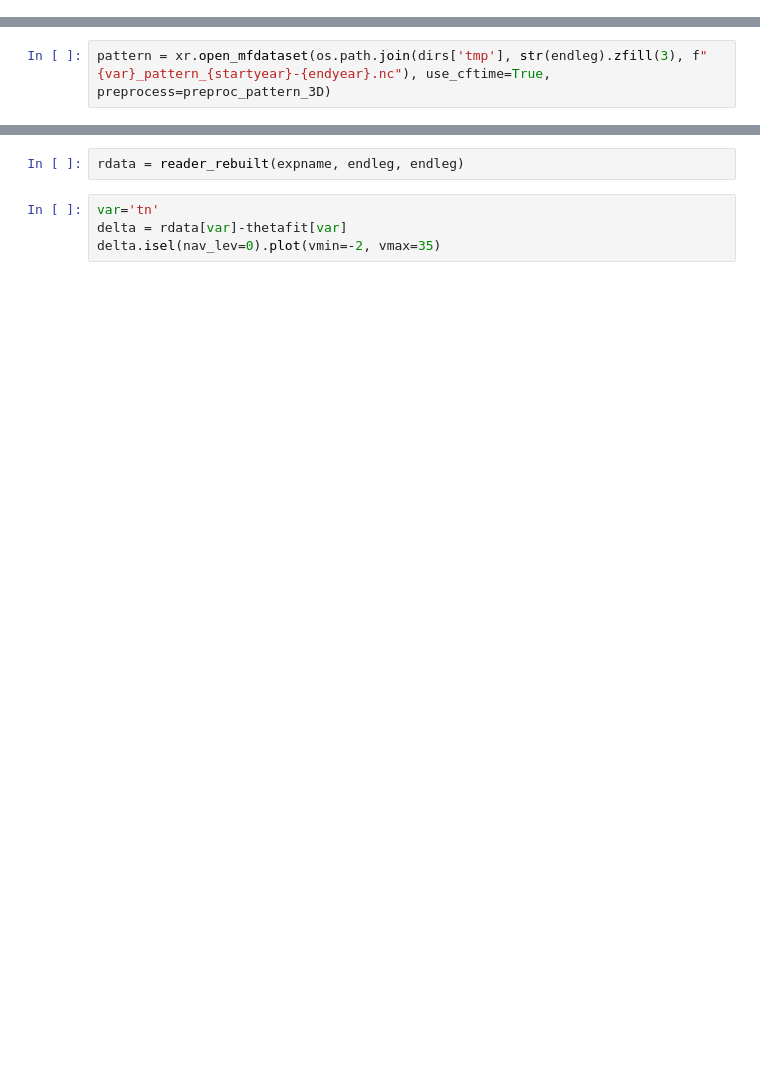
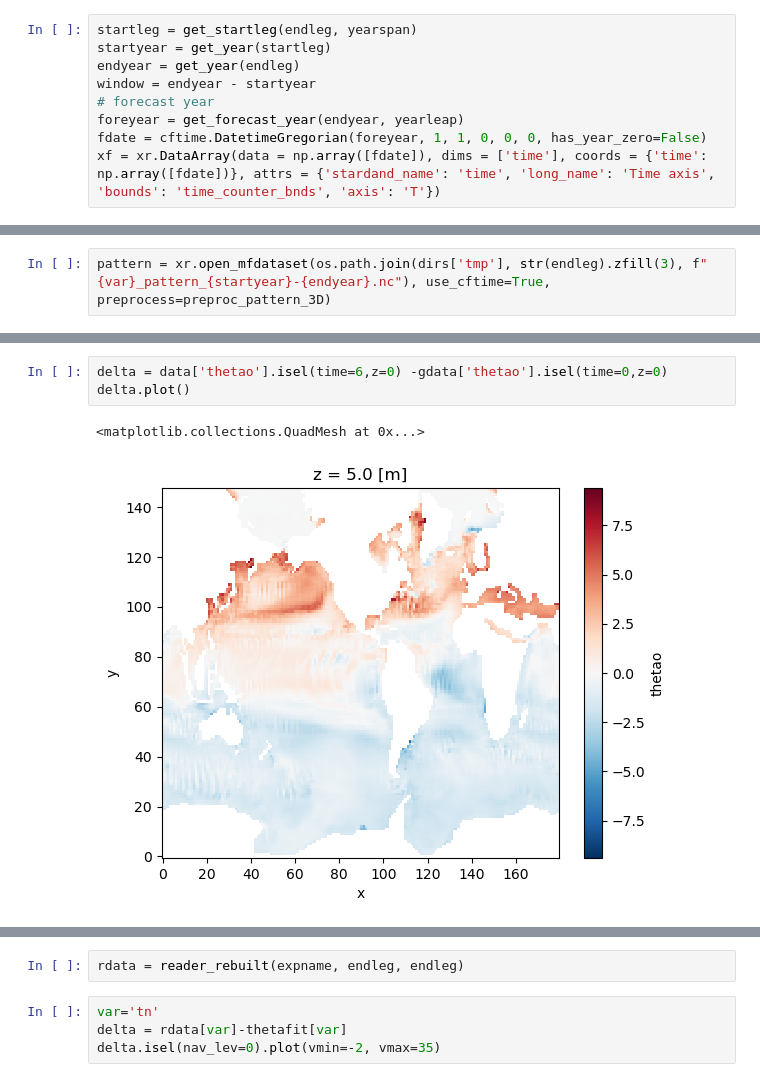
Before and after one commit to asozza/stece, a Jupyter notebook: osprey/notebooks/test_EOF.ipynb, the cells around one changed output, grey strips where cells are left out. Saved outputs shown, nothing was run; the diff lists cells and outputs as text; blank space fills up the shorter version.

```diff
--- a/osprey/notebooks/test_EOF.ipynb
+++ b/osprey/notebooks/test_EOF.ipynb
@@ -18,3 +20,12 @@ yearspan = 5
 yearleap = 10
+# %%
+startleg = get_startleg(endleg, yearspan)
+startyear = get_year(startleg)
+endyear = get_year(endleg)
+window = endyear - startyear
+# forecast year
+foreyear = get_forecast_year(endyear, yearleap)
+fdate = cftime.DatetimeGregorian(foreyear, 1, 1, 0, 0, 0, has_year_zero=False)
+xf = xr.DataArray(data = np.array([fdate]), dims = ['time'], coords = {'time': np.array([fdate])}, attrs = {'stardand_name': 'time', 'long_name': 'Time axis', 'bounds': 'time_counter_bnds', 'axis': 'T'})
 # %%
 dirs = folders(expname)
@@ -43,3 +491,9 @@ field['thetao'].isel(z=0).plot()
+# %%
+delta = data['thetao'].isel(time=6,z=0) -gdata['thetao'].isel(time=0,z=0)
+delta.plot()
+# %% [output]
+<matplotlib.collections.QuadMesh at 0x...>
+[figure, added]
 # %%
 thetafit['tn'].isel(nav_lev=0).plot(vmin=-2, vmax=35)
 # %% [output]
```
Also changed, not shown: parts of 24 cells of this notebook, 11 other files.
